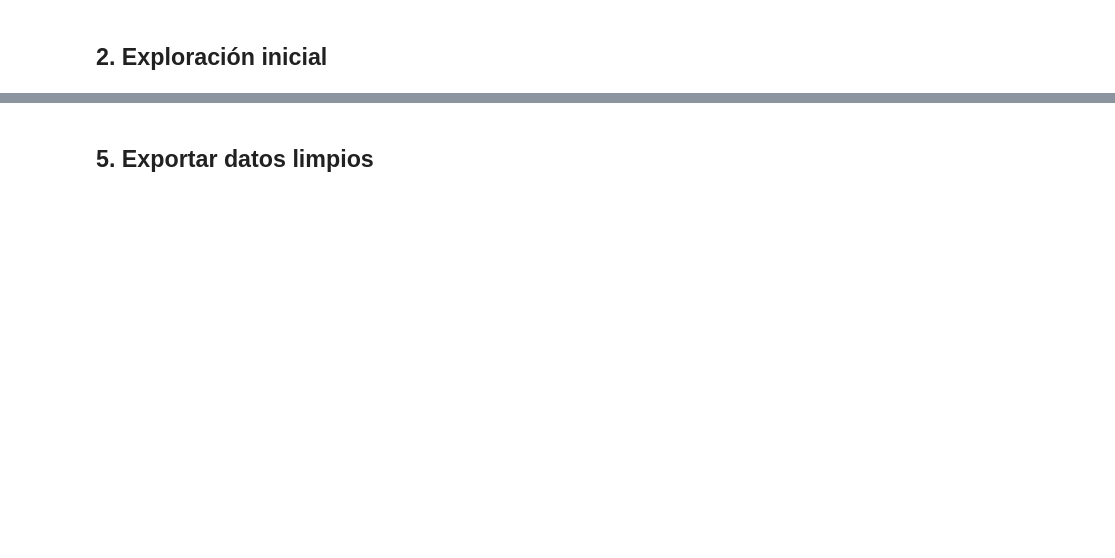
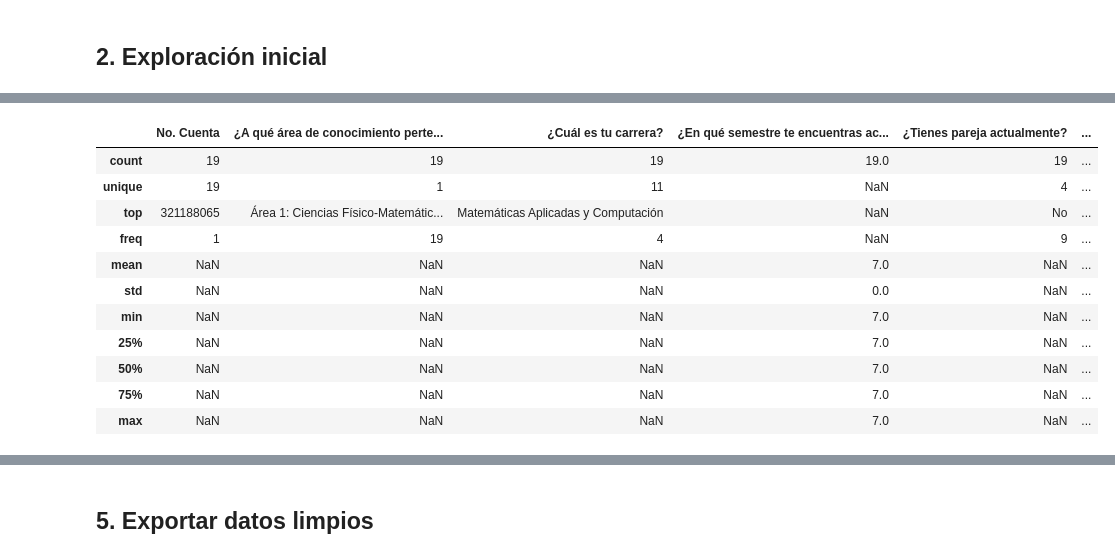
Before and after one commit to Acatlan-SI/LimpiezaData, a Jupyter notebook: notebooks/01_limpieza_datos.ipynb, the cells around one changed output, grey strips where cells are left out. Drawn from its saved outputs; the diff is of its cells as text; code cells hidden in the pictures; blank space fills up the shorter version.

```diff
--- a/notebooks/01_limpieza_datos.ipynb
+++ b/notebooks/01_limpieza_datos.ipynb
@@ -36,2 +66,18 @@ df.info()
 # %%
-df.describe(include="all")
+# Seleccionamos la columna de quién desea participar y la de tiempo
+col_participar = df.columns[2]
+col_tiempo = df.columns[0]
+
+# Mapear "Sí" → 1, "No" → 0
+df[col_participar] = df[col_participar].map({"Sí": 1, "No": 0})
+df = df[df[col_participar] == 1].copy()
+
+# Eliminar columnas innecesarias
+df = df.drop(columns=[col_participar, col_tiempo])
+# %%
+# Extraer números de cuenta
+df = df.rename(columns={df.columns[0]: "No. Cuenta"})
+col_cuenta = df.columns[0]
+df[col_cuenta] = df[col_cuenta].astype(str).str.extract(r'(\d{9})')
+
+df.head()
@@ -38 +91,16 @@ df.describe(include="all")
+# %%
+display(df.describe(include='all'))
+# %% [output]
+|  | No. Cuenta | ¿A qué área de conocimiento perte... | ¿Cuál es tu carrera? | ¿En qué semestre te encuentras ac... | ¿Tienes pareja actualmente? | ... |
+| count | 19 | 19 | 19 | 19.0 | 19 | ... |
+| unique | 19 | 1 | 11 | NaN | 4 | ... |
+| top | 321188065 | Área 1: Ciencias Físico-Matemátic... | Matemáticas Aplicadas y Computación | NaN | No | ... |
+| freq | 1 | 19 | 4 | NaN | 9 | ... |
+| mean | NaN | NaN | NaN | 7.0 | NaN | ... |
+| std | NaN | NaN | NaN | 0.0 | NaN | ... |
+| min | NaN | NaN | NaN | 7.0 | NaN | ... |
+| 25% | NaN | NaN | NaN | 7.0 | NaN | ... |
+| 50% | NaN | NaN | NaN | 7.0 | NaN | ... |
+| 75% | NaN | NaN | NaN | 7.0 | NaN | ... |
+| max | NaN | NaN | NaN | 7.0 | NaN | ... |
 # %%
```
Also changed, not shown: parts of 5 cells of this notebook.
